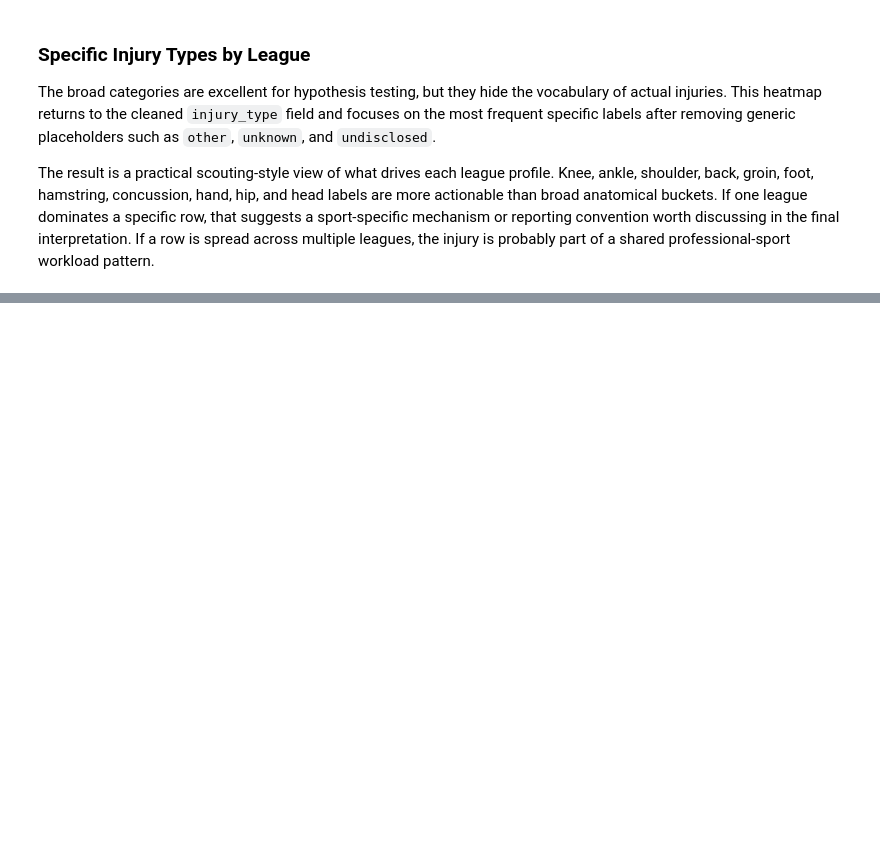
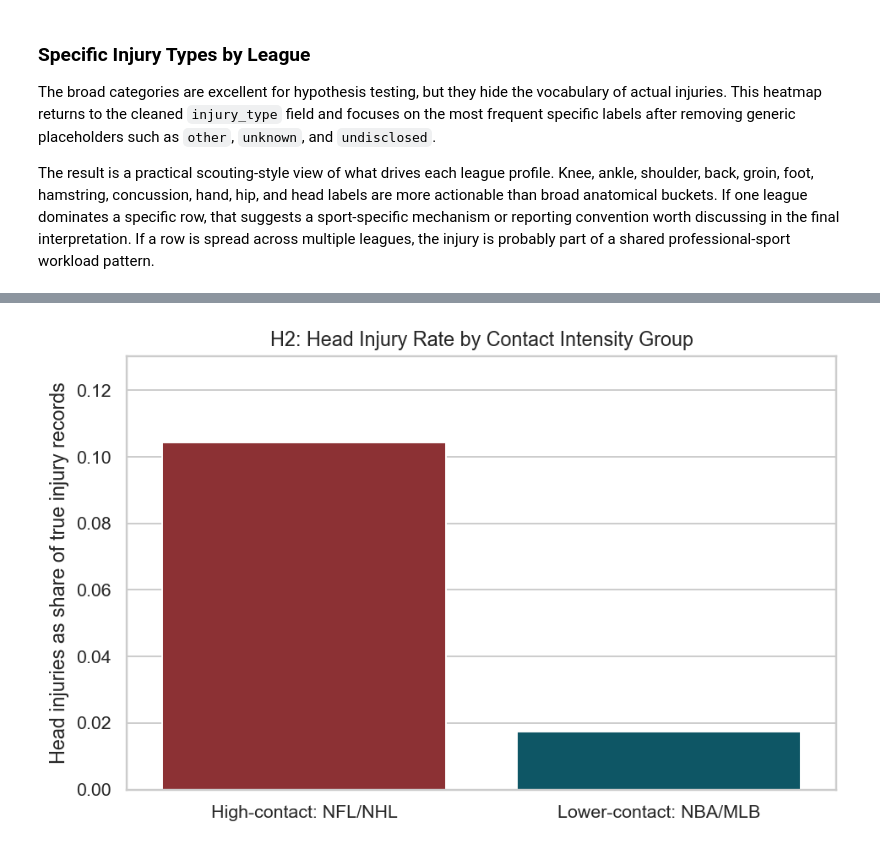
Before and after one commit to PlamenPlamenovStanchev/Data-Science-Final-s-Project, a Jupyter notebook: notebooks/02_analysis.ipynb, the cells around one changed output, grey strips where cells are left out. Cells and saved outputs as stored; diff of their text form; code cells hidden in the pictures; blank space fills up the shorter version.

```diff
--- a/notebooks/02_analysis.ipynb
+++ b/notebooks/02_analysis.ipynb
@@ -519,0 +506,24 @@ p-value: 6.931563258773475e-42
+# %%
+h2_chi2, h2_p, h2_dof, h2_expected = chi2_contingency(h2_table)
+
+high_head = h2_table.loc["High-contact: NFL/NHL", True]
+high_non_head = h2_table.loc["High-contact: NFL/NHL", False]
+low_head = h2_table.loc["Lower-contact: NBA/MLB", True]
+low_non_head = h2_table.loc["Lower-contact: NBA/MLB", False]
+high_rate = high_head / (high_head + high_non_head)
+low_rate = low_head / (low_head + low_non_head)
+risk_ratio = high_rate / low_rate
+odds_ratio = (high_head / high_non_head) / (low_head / low_non_head)
+
+h2_summary = pd.DataFrame({
+    "head_injuries": [high_head, low_head],
+    "non_head_injuries": [high_non_head, low_non_head],
+    "head_injury_rate": [high_rate, low_rate]
+}, index=["High-contact: NFL/NHL", "Lower-contact: NBA/MLB"])
+
+display(h2_summary)
+print(f"Chi-square statistic: {h2_chi2:,.2f}")
+print(f"Degrees of freedom: {h2_dof}")
+print(f"p-value: {format_p(h2_p)}")
+print(f"Risk ratio: {risk_ratio:.2f}")
+print(f"Odds ratio: {odds_ratio:.2f}")
@@ -519,0 +539,18 @@ p-value: 6.931563258773475e-42
+# %%
+plt.figure(figsize=(7, 4.5))
+sns.barplot(
+    data=h2_summary.reset_index(names="contact_group"),
+    x="contact_group",
+    y="head_injury_rate",
+    hue="contact_group",
+    palette=["#9b2226", "#005f73"],
+    legend=False
+)
+plt.title("H2: Head Injury Rate by Contact Intensity Group")
+plt.xlabel("")
+plt.ylabel("Head injuries as share of true injury records")
+plt.ylim(0, max(h2_summary["head_injury_rate"]) * 1.25)
+plt.tight_layout()
+plt.show()
+# %% [output]
+[figure, added]
```
Also changed, not shown: parts of 48 cells of this notebook, 1 other file.
